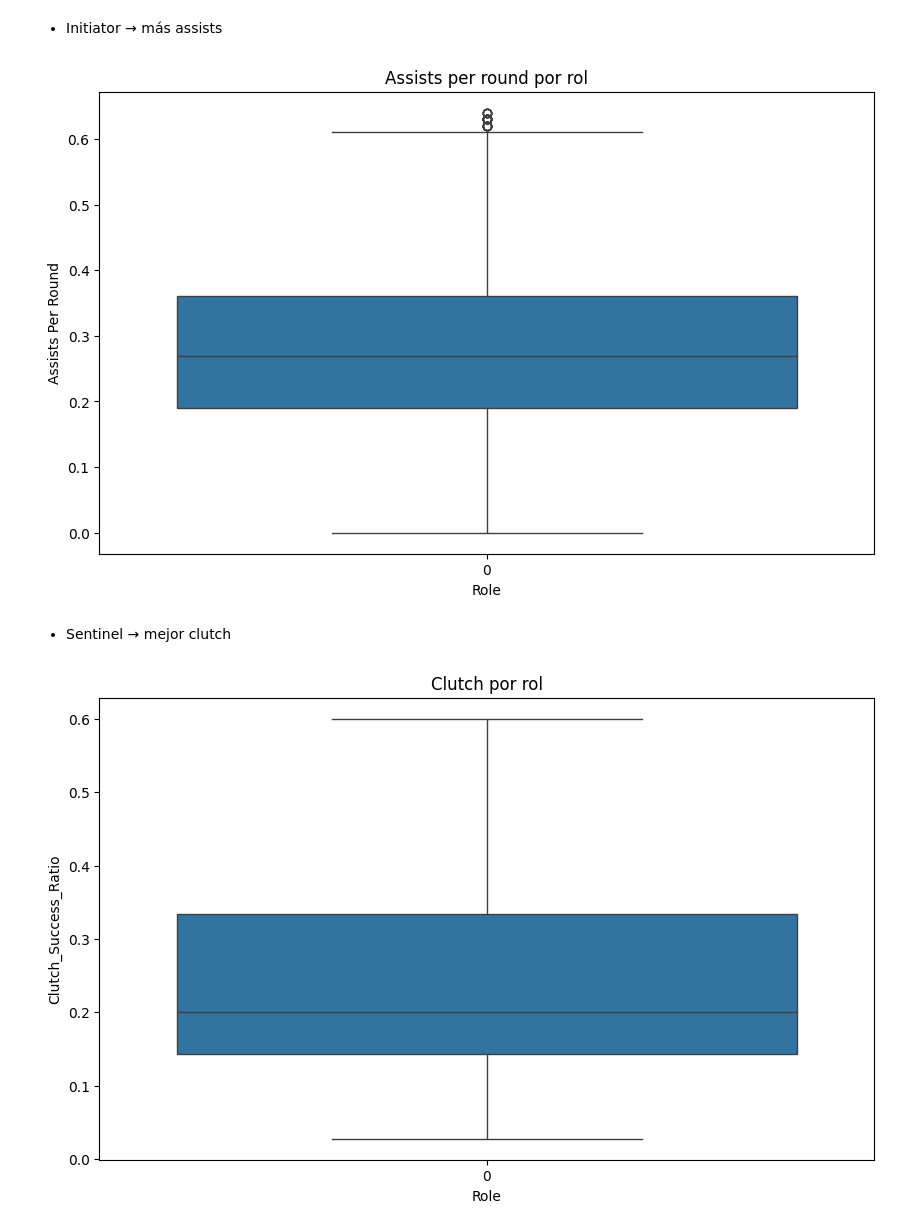
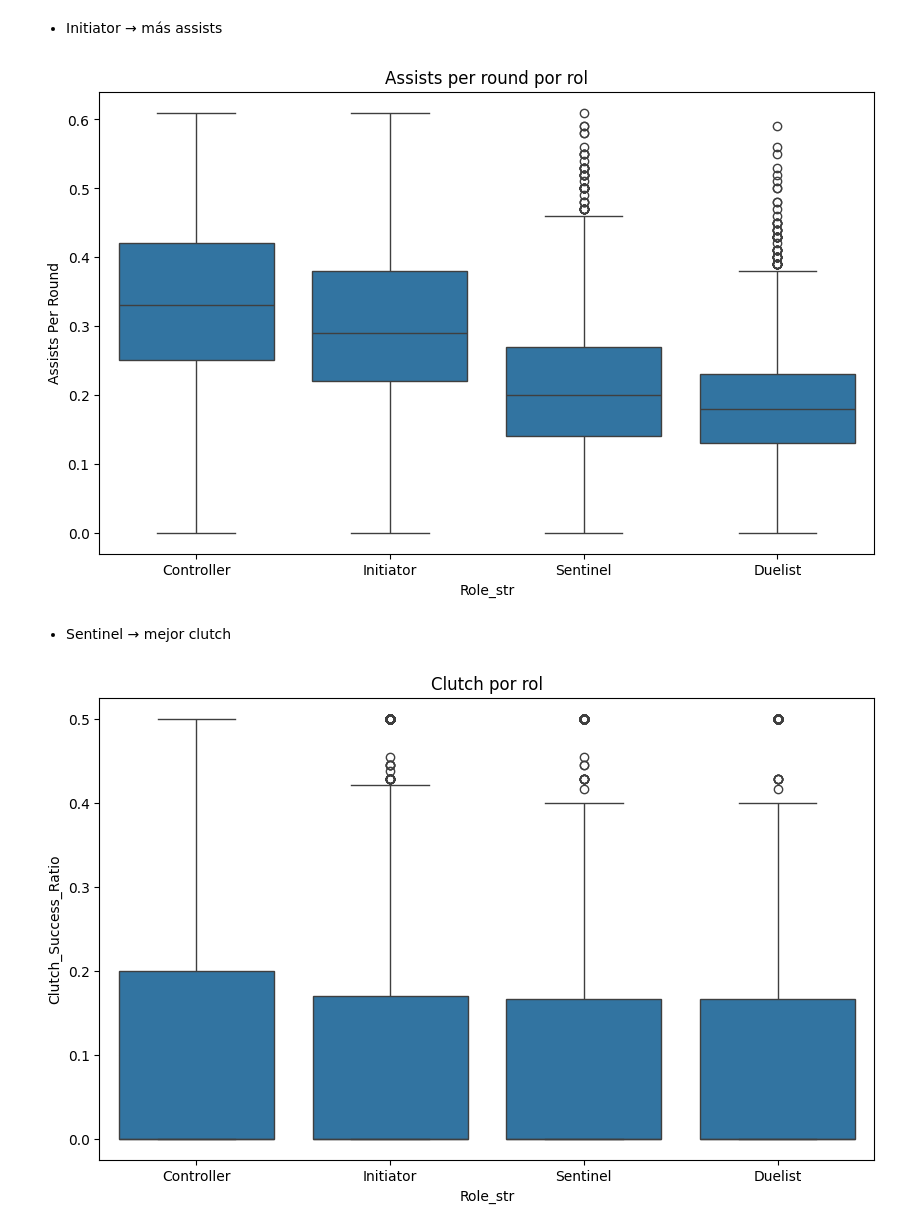
Before and after one commit to Nicocm30/DISIAG4_Proyecto-, a Jupyter notebook: Documentacion/Notebook/VPER.ipynb, the cells around one changed output. Drawn from its saved outputs; the diff is of its cells as text; code cells hidden in the pictures.

Commit message:
New Inynb
Changes in the data, and calculations to get the Role_ Score

```diff
--- a/Documentacion/Notebook/VPER.ipynb
+++ b/Documentacion/Notebook/VPER.ipynb
@@ -323,0 +416,4 @@ df_model["role_score_raw"] = df_model.apply(compute_score, axis=1)
+# %%
+# Features
+df_model = df[features].copy()
+print("df_model filas:", len(df_model))  # debe dar 17190
@@ -323,0 +439,8 @@ df_model["role_score_raw"] = df_model.apply(compute_score, axis=1)
+# %%
+df_model["role_score_raw"] = df_model.apply(compute_score, axis=1)
+print("Valores calculados:", df_model["role_score_raw"].notna().sum())
+print(df_model[["Player", "Role", "role_score_raw"]].head())
+scaler = MinMaxScaler()
+df_model["role_score"] = scaler.fit_transform(df_model[["role_score_raw"]]).flatten()
+print("role_score listo ✓")
+print(df_model["role_score"].describe())
@@ -325,13 +466,16 @@ df_model["role_score_raw"] = df_model.apply(compute_score, axis=1)
 ### 10) Normalización
 # %%
 scaler = MinMaxScaler()
-df_model["role_score"] = scaler.fit_transform(df_model[["role_score_raw"]])
+df_model["role_score"] = scaler.fit_transform(df_model[["role_score_raw"]]).flatten()
 # %% [markdown]
 ### 11) Encoding
 # %%
 le_agent = LabelEncoder()
 le_role = LabelEncoder()
 
+# Guardar versión string de Role para visualizaciones posteriores
+df_model["Role_str"] = df_model["Role"].copy()
+
 df_model["Agents"] = le_agent.fit_transform(df_model["Agents"])
 df_model["Role"] = le_role.fit_transform(df_model["Role"])
 # %% [markdown]
@@ -443,17 +605,17 @@ plt.show()
 * Initiator → más assists
 # %%
 plt.figure(figsize=(10,6))
-sns.boxplot(x="Role", y="Assists Per Round", data=df_model)
+sns.boxplot(x="Role_str", y="Assists Per Round", data=df_model)
 plt.title("Assists per round por rol")
 plt.show()
 # %% [output]
-[figure, old version]
+[figure, new version]
 # %% [markdown]
 * Sentinel → mejor clutch
 # %%
 plt.figure(figsize=(10,6))
-sns.boxplot(x="Role", y="Clutch_Success_Ratio", data=df_model)
+sns.boxplot(x="Role_str", y="Clutch_Success_Ratio", data=df_model)
 plt.title("Clutch por rol")
 plt.show()
 # %% [output]
-[figure, old version]
+[figure, new version]
```
Also changed, not shown: parts of 20 cells of this notebook.
